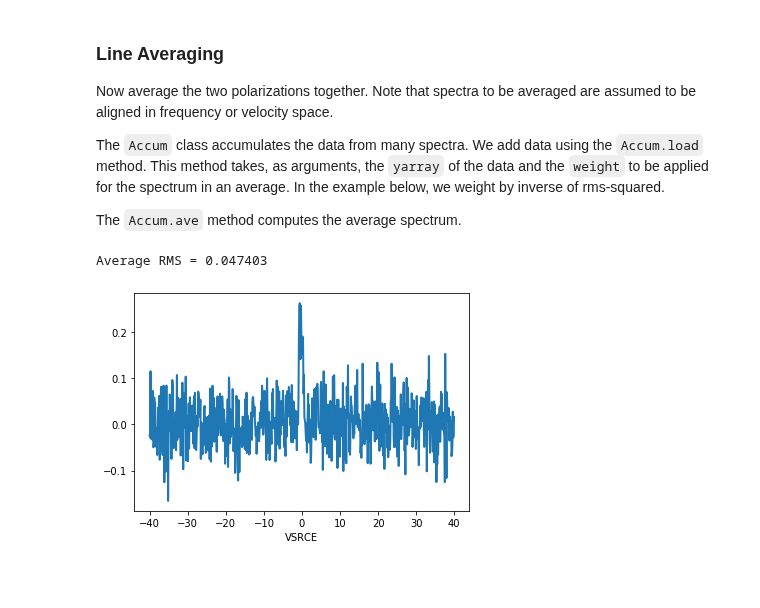
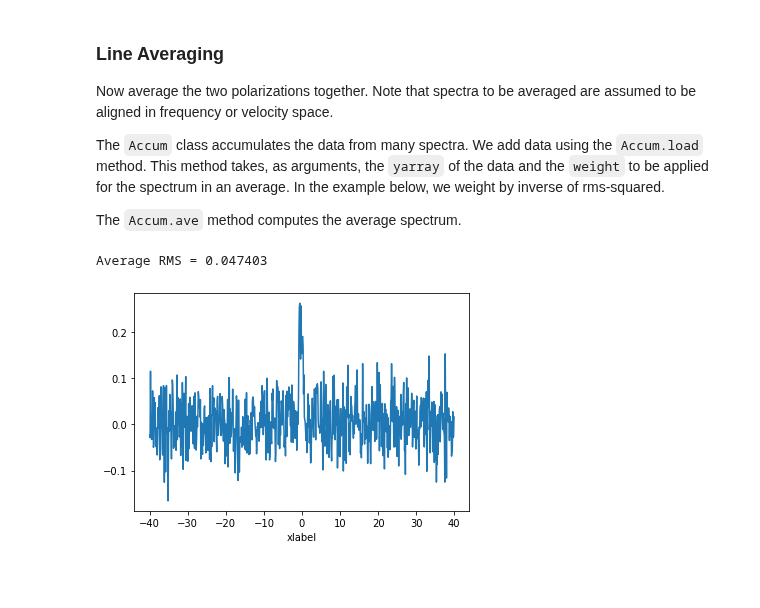
Before and after one commit to lmt-heterodyne/SpectralLineReduction, a Jupyter notebook: PS_EXAMPLE.ipynb, the cells around one changed output. Drawn from its saved outputs; the diff is of its cells as text; code cells hidden in the pictures; blank space fills up the shorter version.

```diff
--- a/PS_EXAMPLE.ipynb
+++ b/PS_EXAMPLE.ipynb
@@ -46,6 +46,9 @@ This is a reduction of ObsNum 82480, which is an observation of the HCN 3-2 line
 # %%
 # set all parameters to control the reduction and plot
 data_path = '/Users/schloerb/Desktop/LMT/DataReduction/NewDataReduction/pipeline/example_data/'
+data_path = os.environ['DATA_LMT']
+print(data_path)
+
 obsnum = 82480
 
 pixel_number = 0
@@ -183,21 +194,23 @@ The `Accum.ave` method computes the average spectrum.
 # %%
 A = Accum()
 A.load(L_0.yarray, 1.0/L_0.rms**2)
 A.load(L_1.yarray, 1.0/L_1.rms**2)
 
 A.ave()
 
 # put the average into a new line object and fit baseline
-L_Average = Line(L_0.iarray,L_0.xarray,A.average,L_0.xname)
+L_Average = Line(L_0.iarray,L_0.xarray,A.average,L_0.xname,'xlabel')
 blist, nb = L_Average.xlist(baseline_regions)
 L_Average.baseline(blist,nb,baseline_order)
 print('Average RMS = %f'%(L_Average.rms))
 
 # plot the average
-pl.figure()
-pl.plot(L_Average.xarray,L_Average.yarray)
+#plt.figure()
+plt.plot(L_Average.xarray,L_Average.yarray)
 #pl.axis(plot_limits)
-pl.xlabel(L_Average.xname);
+plt.xlabel(L_Average.xname);
 # %% [output]
 Average RMS = 0.047403
-[figure, old version]
+[figure, new version]
+# %% [markdown]
+####
```
Also changed, not shown: parts of 6 cells of this notebook.
